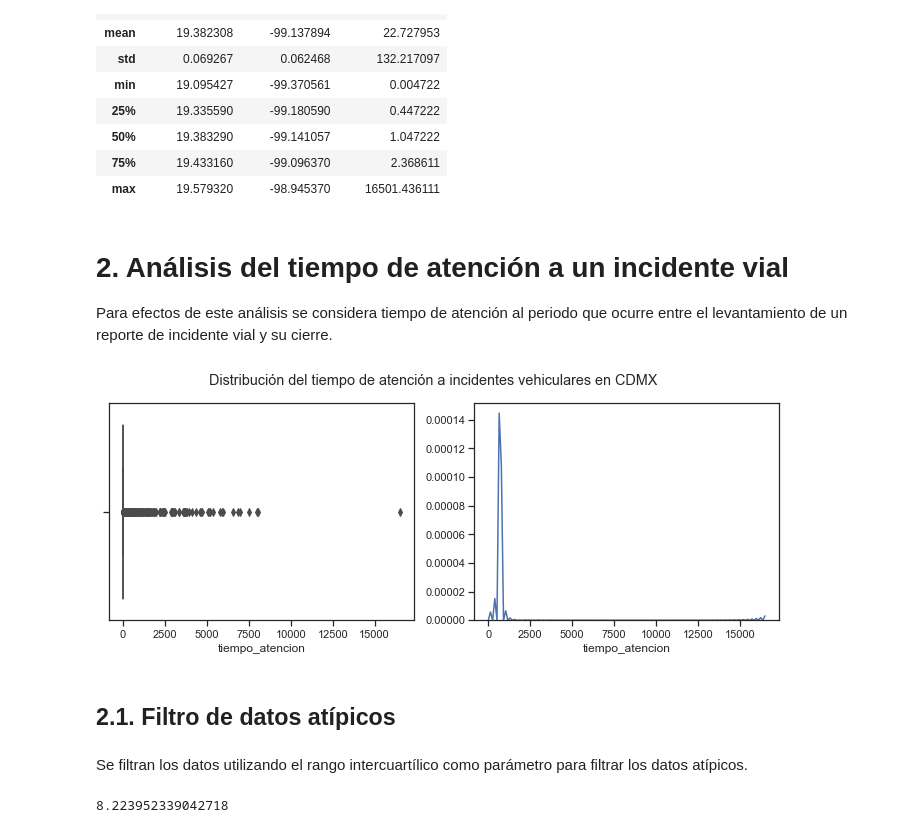
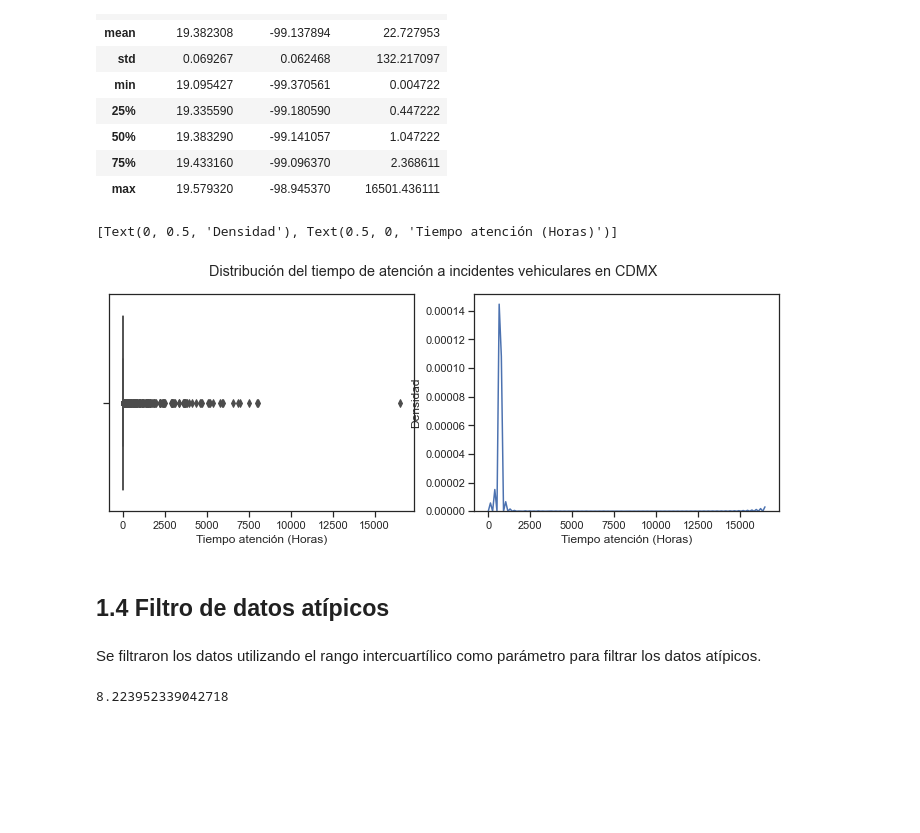
Before and after one commit to Mario-16180/BEDU-M4-DataAnalysisProject-CarAccidents, a Jupyter notebook: Fer.ipynb, the cells around one changed output. Cells and saved outputs as stored; diff of their text form; code cells hidden in the pictures; blank space fills up the shorter version.

```diff
--- a/Fer.ipynb
+++ b/Fer.ipynb
@@ -336,29 +333,28 @@ df_clean.describe()
 | 50% | 19.383290 | -99.141057 | 1.047222 |
 | 75% | 19.433160 | -99.096370 | 2.368611 |
 | max | 19.579320 | -98.945370 | 16501.436111 |
-# %% [markdown]
-# 2. Análisis del tiempo de atención a un incidente vial
-
-Para efectos de este análisis se considera tiempo de atención al periodo que ocurre entre el levantamiento de un reporte de incidente vial y su cierre.
 # %%
 sns.set(style="ticks")
 ta = df_clean['tiempo_atencion']
 # %%
 fig, axs = plt.subplots(1, 2, sharey=False, sharex=False, figsize=(12,4))
 
 fig.suptitle('Distribución del tiempo de atención a incidentes vehiculares en CDMX')
 
 # Boxplot
 sns.boxplot(x=ta, ax=axs[0]);
+axs[0].set(xlabel='Tiempo atención (Horas)')
 
 # Desnity plot
 sns.distplot(ta, hist=False, ax=axs[1]);
+axs[1].set(xlabel='Tiempo atención (Horas)', ylabel='Densidad')
 # %% [output]
+[Text(0, 0.5, 'Densidad'), Text(0.5, 0, 'Tiempo atención (Horas)')]
-[figure, old version]
+[figure, new version]
 # %% [markdown]
-## 2.1. Filtro de datos atípicos
+## 1.4 Filtro de datos atípicos
 # %% [markdown]
-Se filtran los datos utilizando el rango intercuartílico como parámetro para filtrar los datos atípicos.
+Se filtraron los datos utilizando el rango intercuartílico como parámetro para filtrar los datos atípicos.
 # %%
 ll = ta > tiempo_atencion_percentile_25 - (tiempo_atencion_iq_range * 1.5)
 ul = ta < tiempo_atencion_percentile_75 + (tiempo_atencion_iq_range * 1.5)
```
Also changed, not shown: parts of 35 cells of this notebook.
